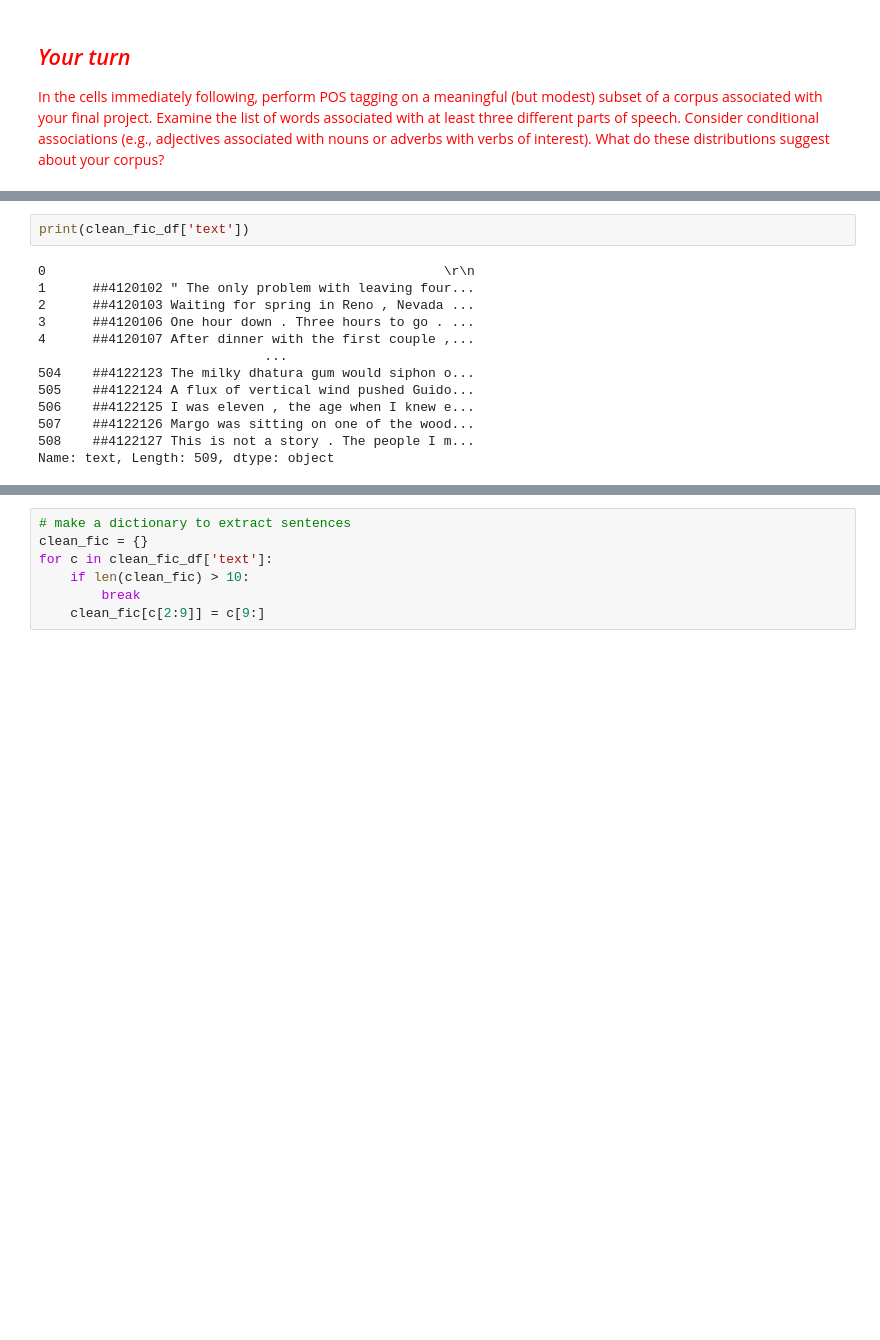
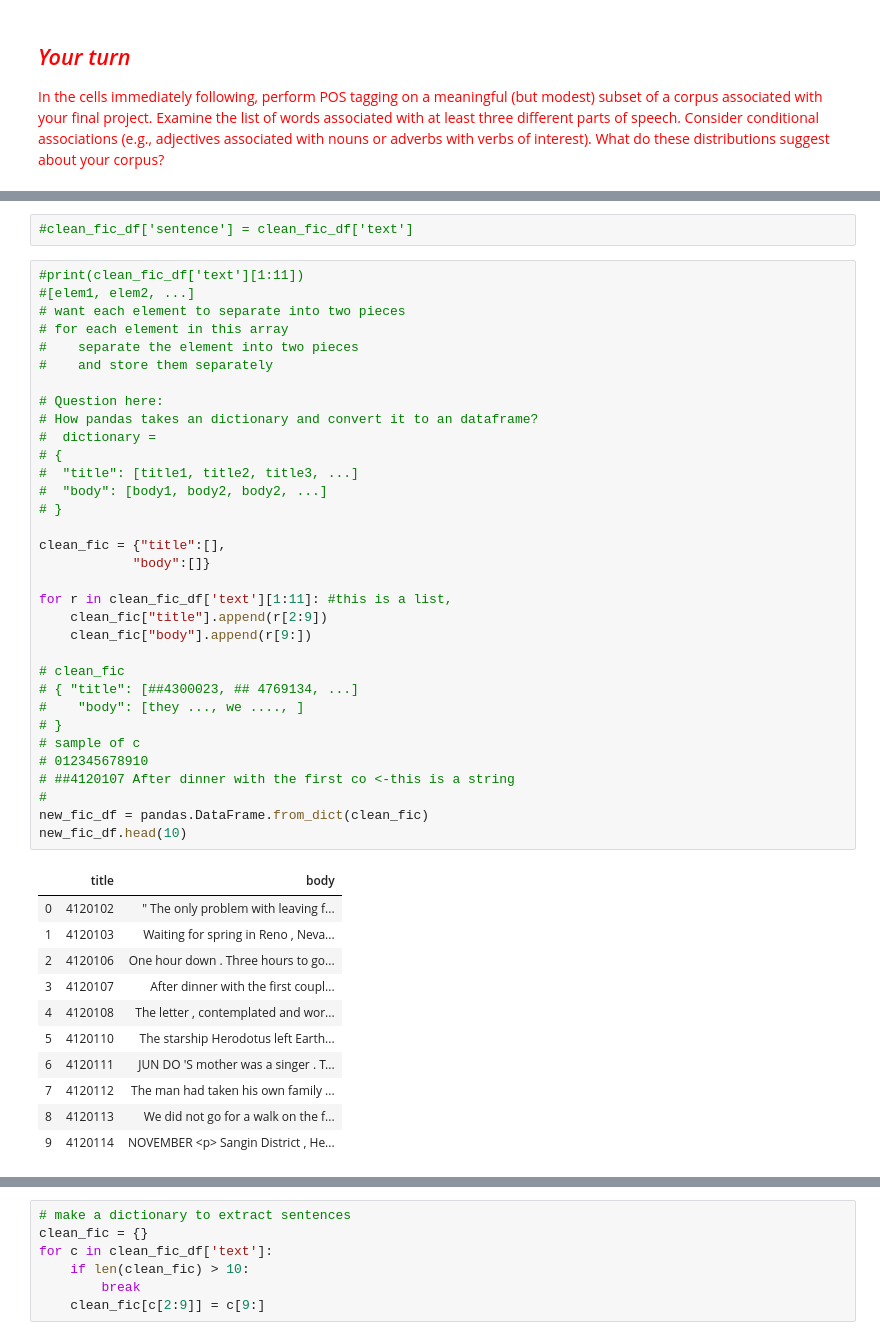
Before and after one commit to VivianQian19/Content-Analysis-2020, a Jupyter notebook: week-4/4-Counting-Words-Phrases.ipynb, the cells around one changed output, grey strips where cells are left out. Saved outputs shown, nothing was run; the diff lists cells and outputs as text; blank space fills up the shorter version.

```diff
--- a/week-4/4-Counting-Words-Phrases.ipynb
+++ b/week-4/4-Counting-Words-Phrases.ipynb
@@ -1303,15 +1321,47 @@ print(NResults)
 # %%
-print(clean_fic_df['text'])
+#clean_fic_df['sentence'] = clean_fic_df['text']
-# %% [output]
-0                                                   \r\n
-1      ##4120102 " The only problem with leaving four...
-2      ##4120103 Waiting for spring in Reno , Nevada ...
-3      ##4120106 One hour down . Three hours to go . ...
-4      ##4120107 After dinner with the first couple ,...
-                             ...
-504    ##4122123 The milky dhatura gum would siphon o...
-505    ##4122124 A flux of vertical wind pushed Guido...
-506    ##4122125 I was eleven , the age when I knew e...
-507    ##4122126 Margo was sitting on one of the wood...
-508    ##4122127 This is not a story . The people I m...
-Name: text, Length: 509, dtype: object
+# %%
+#print(clean_fic_df['text'][1:11])
+#[elem1, elem2, ...]
+# want each element to separate into two pieces
+# for each element in this array
+#    separate the element into two pieces
+#    and store them separately
+
+# Question here:
+# How pandas takes an dictionary and convert it to an dataframe?
+#  dictionary =
+# {
+#  "title": [title1, title2, title3, ...]
+#  "body": [body1, body2, body2, ...]
+# }
+
+clean_fic = {"title":[],
+            "body":[]}
+
+for r in clean_fic_df['text'][1:11]: #this is a list,
+    clean_fic["title"].append(r[2:9])
+    clean_fic["body"].append(r[9:])
+
+# clean_fic
+# { "title": [##4300023, ## 4769134, ...]
+#    "body": [they ..., we ...., ]
+# }
+# sample of c
+# 012345678910
+# ##4120107 After dinner with the first co <-this is a string
+#
+new_fic_df = pandas.DataFrame.from_dict(clean_fic)
+new_fic_df.head(10)
+# %% [output]
+|  | title | body |
+| 0 | 4120102 | " The only problem with leaving f... |
+| 1 | 4120103 | Waiting for spring in Reno , Neva... |
+| 2 | 4120106 | One hour down . Three hours to go... |
+| 3 | 4120107 | After dinner with the first coupl... |
+| 4 | 4120108 | The letter , contemplated and wor... |
+| 5 | 4120110 | The starship Herodotus left Earth... |
+| 6 | 4120111 | JUN DO 'S mother was a singer . T... |
+| 7 | 4120112 | The man had taken his own family ... |
+| 8 | 4120113 | We did not go for a walk on the f... |
+| 9 | 4120114 | NOVEMBER <p> Sangin District , He... |
```
Also changed, not shown: parts of 29 cells of this notebook.
